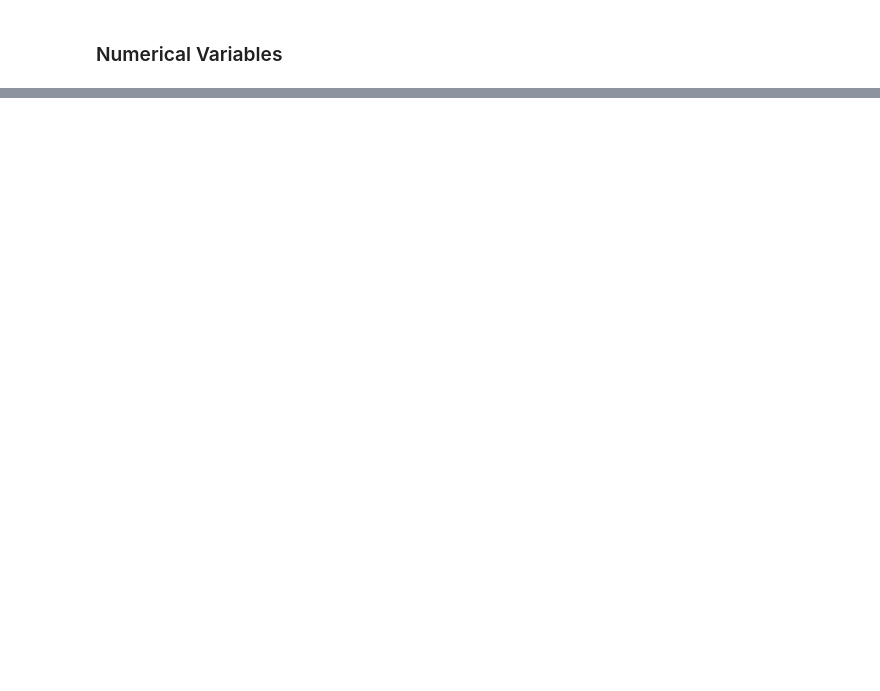
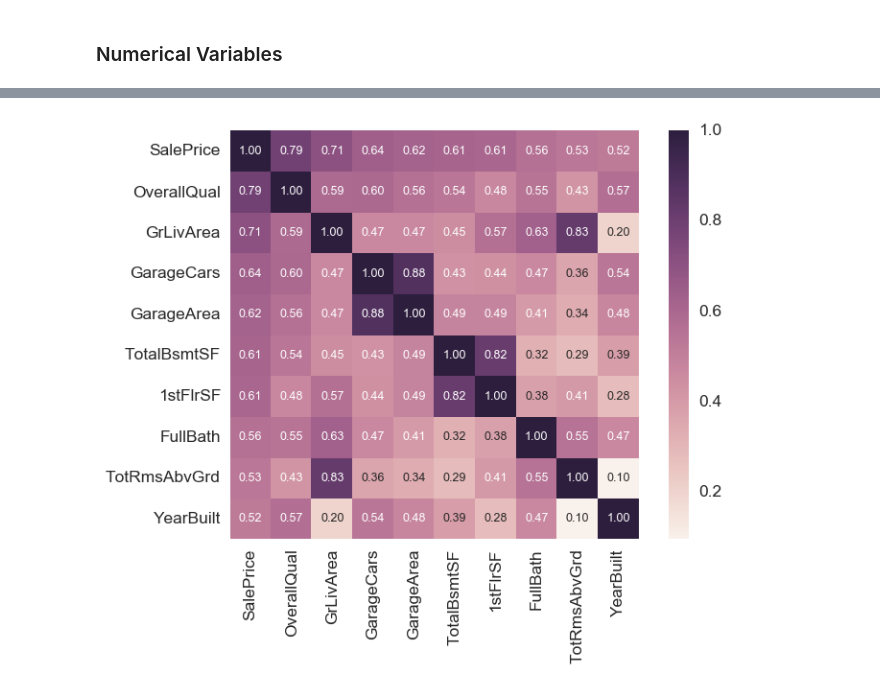
Before and after one commit to verali0816/141C_kaggle, a Jupyter notebook: Exploratory Data Analysis.ipynb, the cells around one changed output, grey strips where cells are left out. Drawn from its saved outputs; the diff is of its cells as text; code cells hidden in the pictures; blank space fills up the shorter version.

```diff
--- a/Exploratory Data Analysis.ipynb
+++ b/Exploratory Data Analysis.ipynb
@@ -200,0 +385,11 @@ sns.heatmap(corr, vmax=1, square=True)
+# %%
+#saleprice correlation matrix
+k = 10 #number of variables for heatmap
+cols = corrmat.nlargest(k, 'SalePrice')['SalePrice'].index
+cm = np.corrcoef(train[cols].values.T)
+sns.set(font_scale=1.25)
+hm = sns.heatmap(cm, cbar=True, annot=True, annot_kws={'size': 9},square=True, fmt='.2f',
+                 yticklabels=cols.values, xticklabels=cols.values)
+plt.show()
+# %% [output]
+[figure, added]
```
Also changed, not shown: parts of 31 cells of this notebook.
